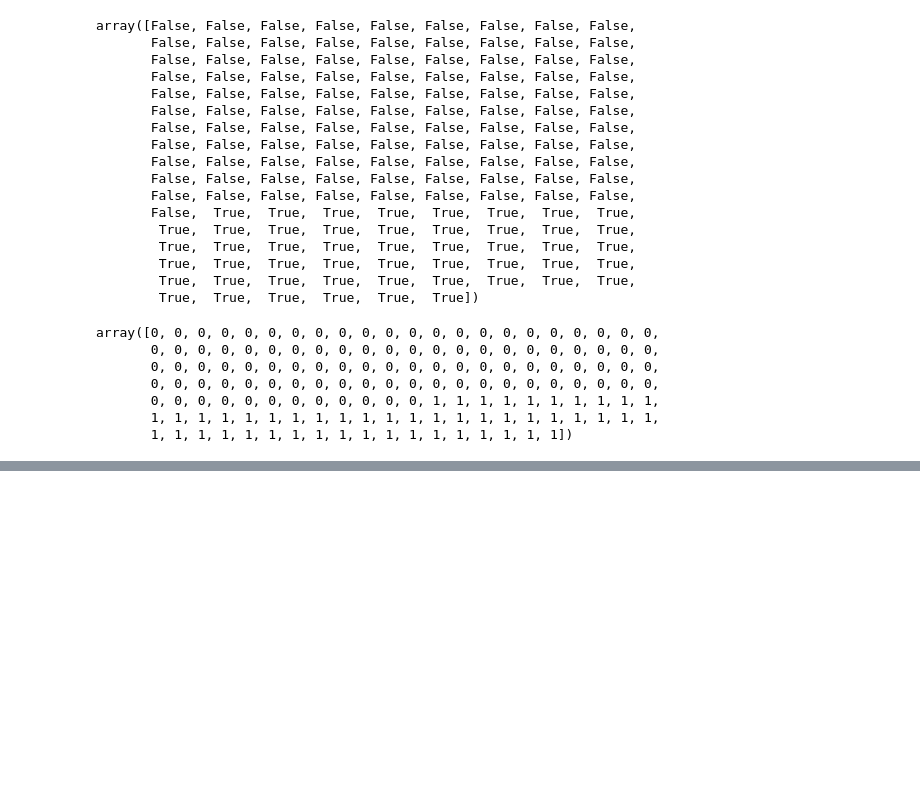
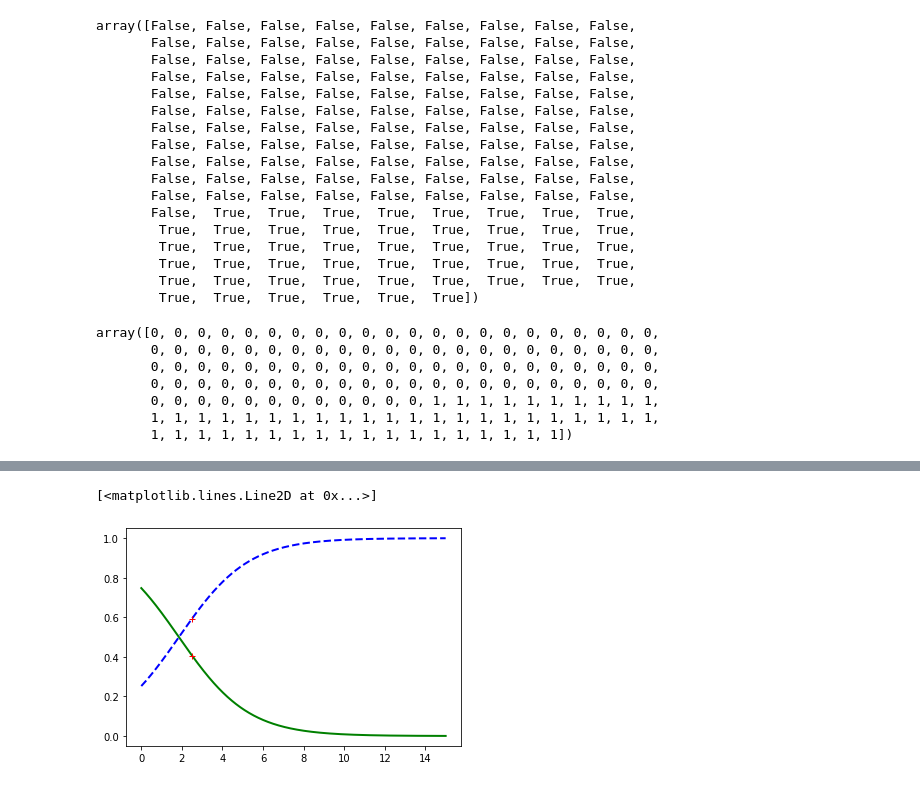
Before and after one commit to lieskpat/ex_logistic_regression_9, a Jupyter notebook: lies_logistic_regression.ipynb, the cells around one changed output, grey strips where cells are left out. Cells and saved outputs as stored; diff of their text form; code cells hidden in the pictures; blank space fills up the shorter version.

```diff
--- a/lies_logistic_regression.ipynb
+++ b/lies_logistic_regression.ipynb
@@ -81,0 +141,32 @@ array([0, 0, 0, 0, 0, 0, 0, 0, 0, 0, 0, 0, 0, 0, 0, 0, 0, 0, 0, 0, 0, 0,
+# %%
+# TESTDATENSATZ
+# sepal length = 4.8,
+# sepal width = 2.5,
+# peta length = 5.3,
+# petal width = 2.4
+# is an iris virginica
+
+# sepal length, sepal width, peta length, petal width
+X = iris["data"][:, 1:2]  # sepal width
+y = (iris["target"] == 2).astype(np.int)  # array of 1 if Iris-Virginica, else 0
+log_reg = LogisticRegression()
+log_reg.fit(X, y)
+
+# prüfe mit sepal length ob Iris-Virginica
+X_new_test_data = np.array([2.5]).reshape(1, -1)
+y_proba_test_data = log_reg.predict_proba(X_new_test_data)
+
+# random Testdatensatz
+X_new = np.linspace(0, 15, 1000).reshape(-1, 1)
+
+y_proba = log_reg.predict_proba(X_new)
+# plt.figure(figsize=(12, 3))
+plt.plot(X_new, y_proba[:, 1], "g-", linewidth=2, label="Iris-Virginica")
+plt.plot(X_new, y_proba[:, 0], "b--", linewidth=2, label="Not Iris-Virginica")
+plt.plot(X_new_test_data, y_proba_test_data[:, 1], 'r+')
+plt.plot(X_new_test_data, y_proba_test_data[:, 0], 'r+')
+
+# laut Wahrscheinlichkeit des Kriteriums "sepal width" ist es eher keine Iris-Virginica
+# %% [output]
+[<matplotlib.lines.Line2D at 0x...>]
+[figure, added]
```
Also changed, not shown: parts of 9 cells of this notebook, 1 other file.
